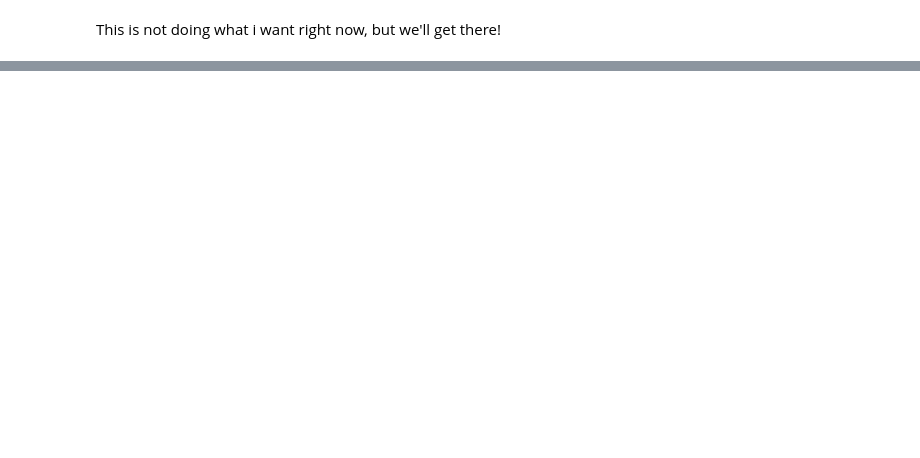
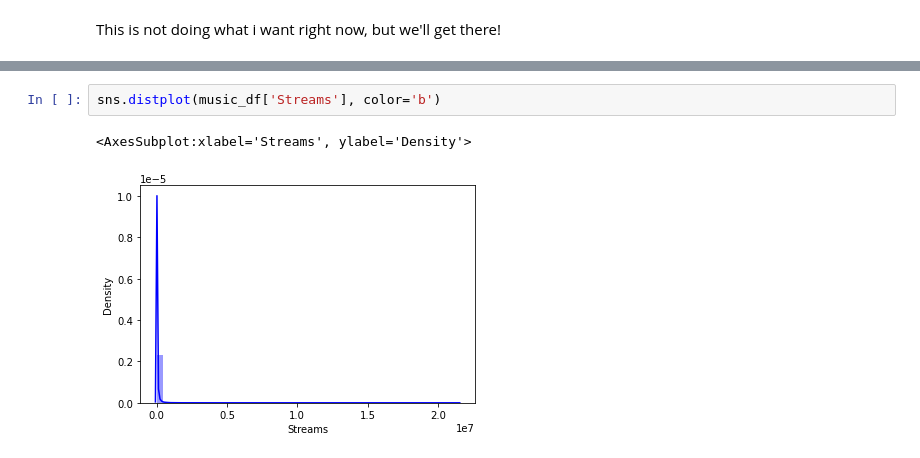
Before and after one commit to NSS-Data-Analytics-Cohort-6/mlc-project-count-dracula, a Jupyter notebook: notebooks/MLC_Phil.ipynb, the cells around one changed output, grey strips where cells are left out. Drawn from its saved outputs; the diff is of its cells as text; blank space fills up the shorter version.

```diff
--- a/notebooks/MLC_Phil.ipynb
+++ b/notebooks/MLC_Phil.ipynb
@@ -331,0 +360,5 @@ print(artzip)
+# %%
+sns.distplot(music_df['Streams'], color='b')
+# %% [output]
+<AxesSubplot:xlabel='Streams', ylabel='Density'>
+[figure, added]
```
Also changed, not shown: parts of 26 cells of this notebook.
